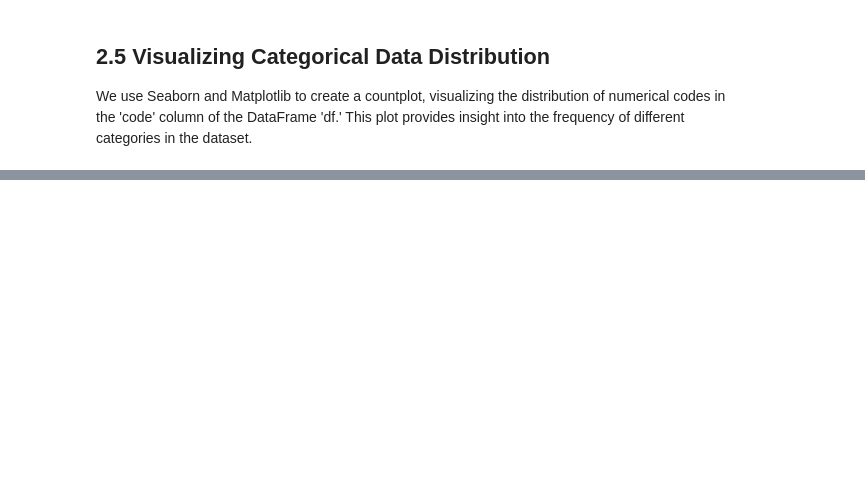
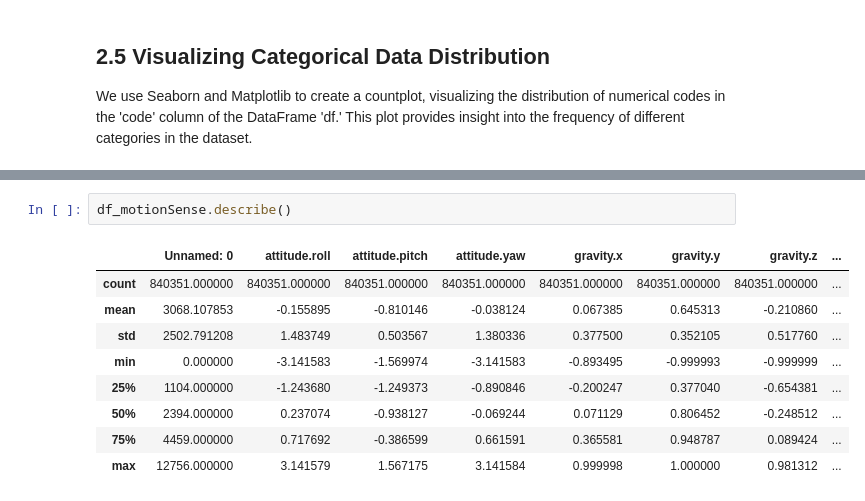
Before and after one commit to marina-moreira/mei-approf, a Jupyter notebook: RNN/01dataUnderstanding.ipynb, the cells around one changed output, grey strips where cells are left out. Drawn from its saved outputs; the diff is of its cells as text; blank space fills up the shorter version.

```diff
--- a/RNN/01dataUnderstanding.ipynb
+++ b/RNN/01dataUnderstanding.ipynb
@@ -209,0 +275,12 @@ plt.show()
+# %%
+df_motionSense.describe()
+# %% [output]
+|  | Unnamed: 0 | attitude.roll | attitude.pitch | attitude.yaw | gravity.x | gravity.y | gravity.z | ... |
+| count | 840351.000000 | 840351.000000 | 840351.000000 | 840351.000000 | 840351.000000 | 840351.000000 | 840351.000000 | ... |
+| mean | 3068.107853 | -0.155895 | -0.810146 | -0.038124 | 0.067385 | 0.645313 | -0.210860 | ... |
+| std | 2502.791208 | 1.483749 | 0.503567 | 1.380336 | 0.377500 | 0.352105 | 0.517760 | ... |
+| min | 0.000000 | -3.141583 | -1.569974 | -3.141583 | -0.893495 | -0.999993 | -0.999999 | ... |
+| 25% | 1104.000000 | -1.243680 | -1.249373 | -0.890846 | -0.200247 | 0.377040 | -0.654381 | ... |
+| 50% | 2394.000000 | 0.237074 | -0.938127 | -0.069244 | 0.071129 | 0.806452 | -0.248512 | ... |
+| 75% | 4459.000000 | 0.717692 | -0.386599 | 0.661591 | 0.365581 | 0.948787 | 0.089424 | ... |
+| max | 12756.000000 | 3.141579 | 1.567175 | 3.141584 | 0.999998 | 1.000000 | 0.981312 | ... |
```
Also changed, not shown: parts of 13 cells of this notebook, 2 other files.
